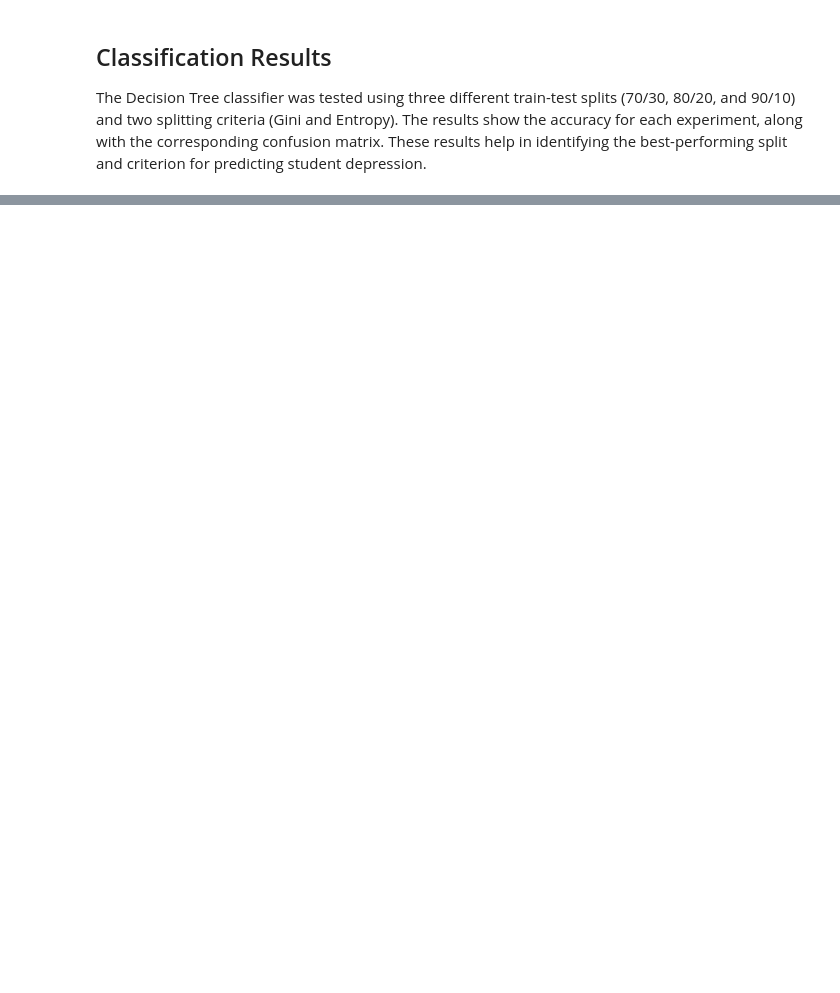
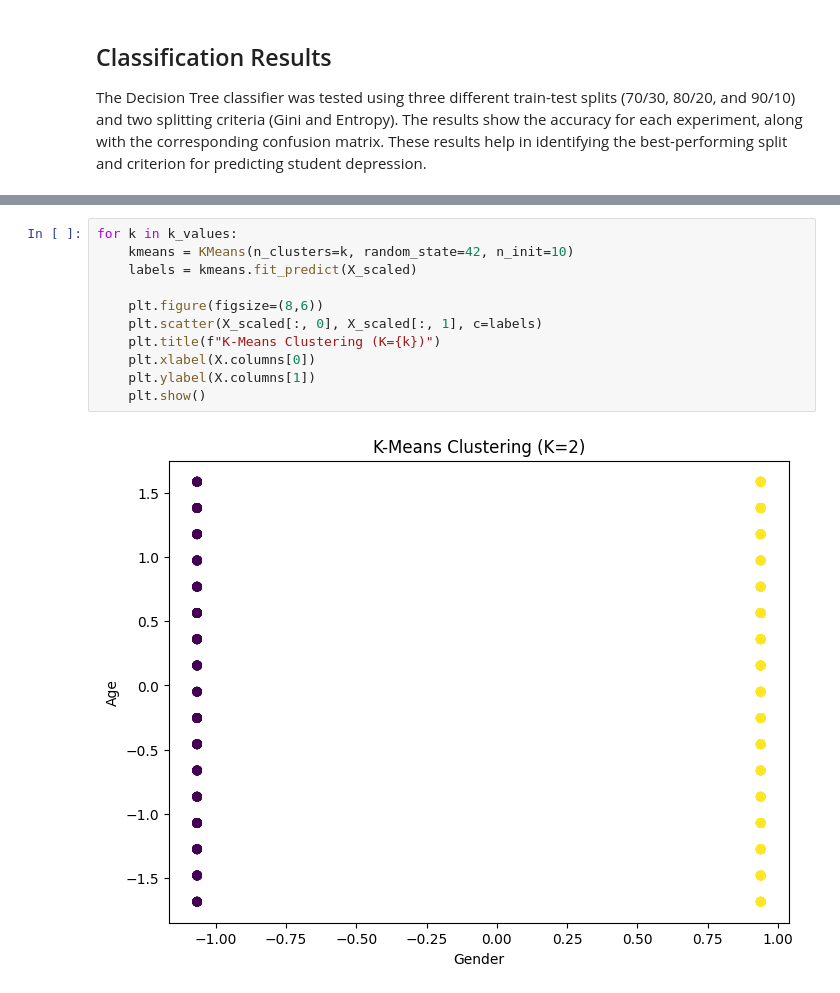
Before and after one commit to joodali25/IT326-DataMining-Project, a Jupyter notebook: Reports/Phase3.ipynb, the cells around one changed output, grey strips where cells are left out. Cells and saved outputs as stored; diff of their text form; blank space fills up the shorter version.

```diff
--- a/Reports/Phase3.ipynb
+++ b/Reports/Phase3.ipynb
@@ -107,0 +201,13 @@ plt.show()
+# %%
+for k in k_values:
+    kmeans = KMeans(n_clusters=k, random_state=42, n_init=10)
+    labels = kmeans.fit_predict(X_scaled)
+
+    plt.figure(figsize=(8,6))
+    plt.scatter(X_scaled[:, 0], X_scaled[:, 1], c=labels)
+    plt.title(f"K-Means Clustering (K={k})")
+    plt.xlabel(X.columns[0])
+    plt.ylabel(X.columns[1])
+    plt.show()
+# %% [output]
+[figure, added]
```
Also changed, not shown: parts of 17 cells of this notebook.
